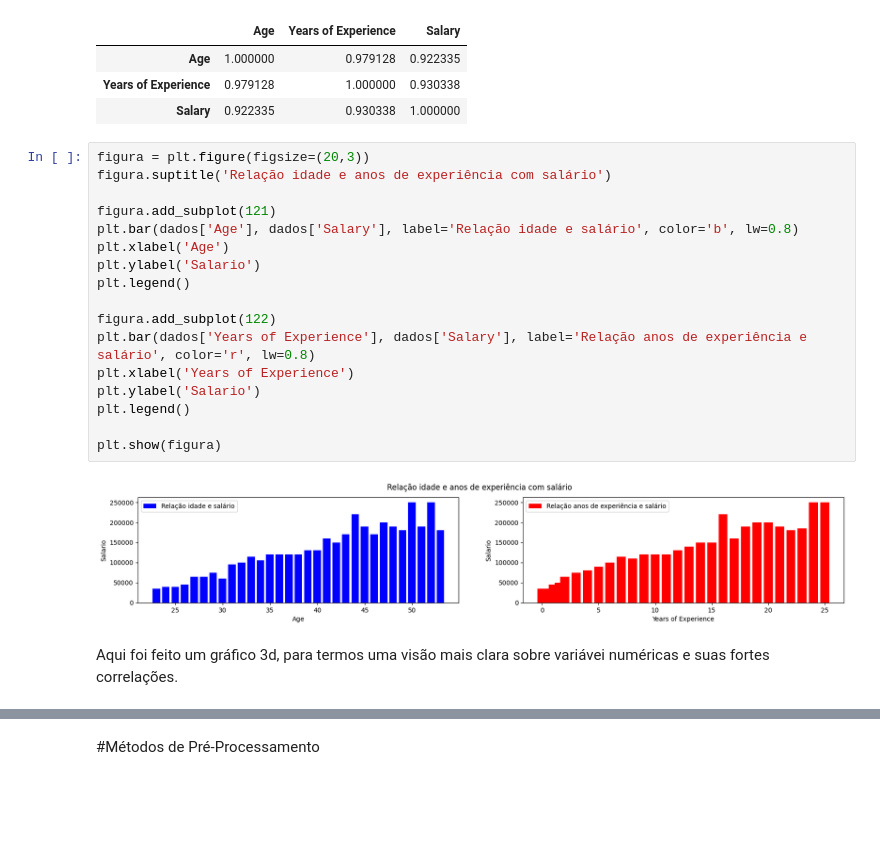
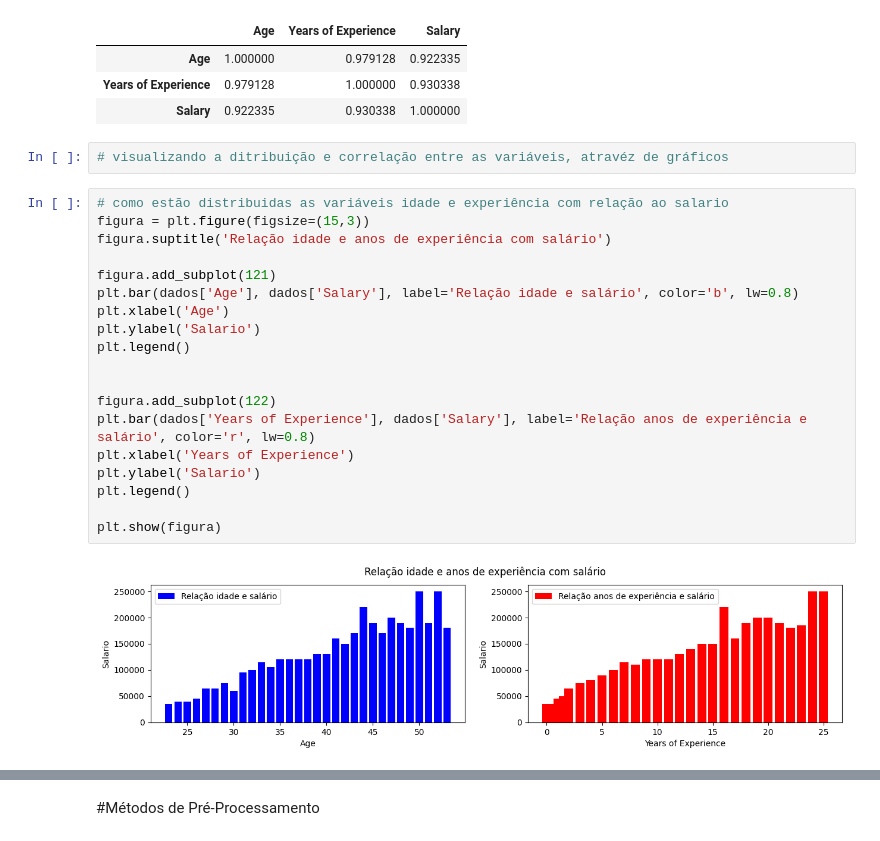
Before and after one commit to PauloQuirinoCD/Projeto_Salary, a Jupyter notebook: Projeto_Aplicação_de_Métodos_de_machine_learning(salary)_Template.ipynb, the cells around one changed output, grey strips where cells are left out. Cells and saved outputs as stored; diff of their text form; blank space fills up the shorter version.

```diff
--- a/Projeto_Aplicação_de_Métodos_de_machine_learning(salary)_Template.ipynb
+++ b/Projeto_Aplicação_de_Métodos_de_machine_learning(salary)_Template.ipynb
@@ -134,24 +133,26 @@ correlacao
 | Age | 1.000000 | 0.979128 | 0.922335 |
 | Years of Experience | 0.979128 | 1.000000 | 0.930338 |
 | Salary | 0.922335 | 0.930338 | 1.000000 |
+# %%
+# visualizando a ditribuição e correlação entre as variáveis, atravéz de gráficos
 # %%
-figura = plt.figure(figsize=(20,3))
+# como estão distribuidas as variáveis idade e experiência com relação ao salario
+figura = plt.figure(figsize=(15,3))
 figura.suptitle('Relação idade e anos de experiência com salário')
 
 figura.add_subplot(121)
 plt.bar(dados['Age'], dados['Salary'], label='Relação idade e salário', color='b', lw=0.8)
 plt.xlabel('Age')
 plt.ylabel('Salario')
 plt.legend()
 
+
 figura.add_subplot(122)
 plt.bar(dados['Years of Experience'], dados['Salary'], label='Relação anos de experiência e salário', color='r', lw=0.8)
 plt.xlabel('Years of Experience')
 plt.ylabel('Salario')
 plt.legend()
 
 plt.show(figura)
 # %% [output]
-[figure, old version]
+[figure, new version]
-# %% [markdown]
-Aqui foi feito um gráfico 3d, para termos uma visão mais clara sobre  variávei numéricas e suas fortes correlações.
```
Also changed, not shown: parts of 13 cells of this notebook.
